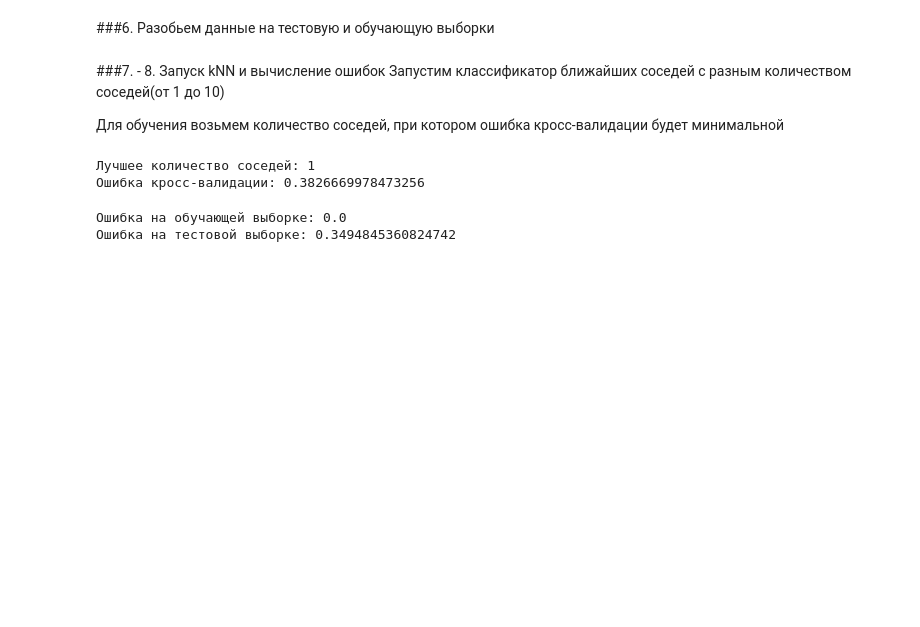
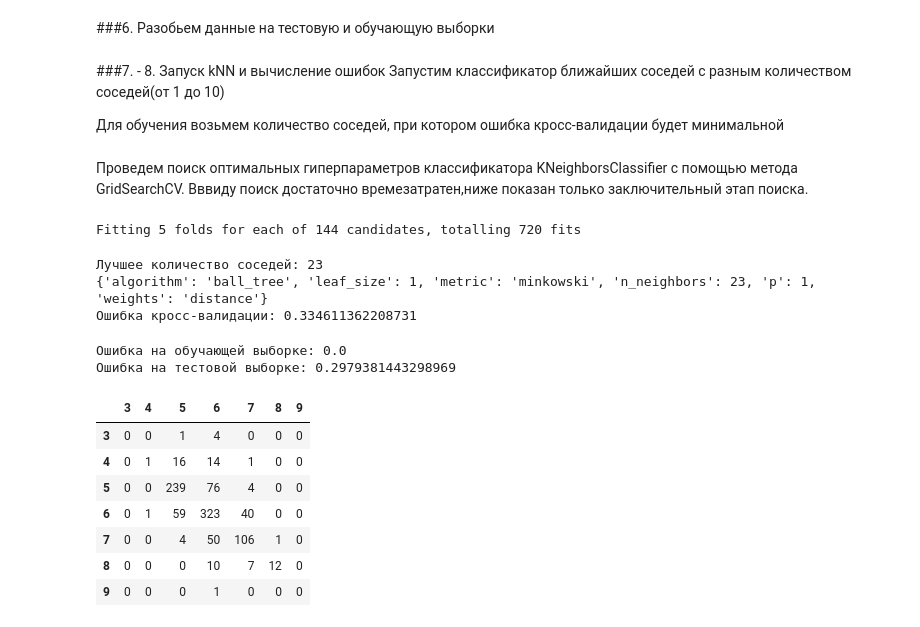
Before and after one commit to Andrei-VGG/WineQuality, a Jupyter notebook: 1.0-avb-WineQuality_clf.ipynb, the cells around one changed output. Cells and saved outputs as stored; diff of their text form; code cells hidden in the pictures; blank space fills up the shorter version.

```diff
--- a/1.0-avb-WineQuality_clf.ipynb
+++ b/1.0-avb-WineQuality_clf.ipynb
@@ -237,22 +294,49 @@ XWONan_train, XWONan_test, yWONan_train, yWONan_test = train_test_split(XWONan,
 Запустим классификатор ближайших соседей с разным количеством соседей(от 1 до 10)
 
 Для обучения возьмем количество соседей, при котором ошибка кросс-валидации будет минимальной
+# %% [markdown]
+Проведем поиск оптимальных гиперпараметров классификатора KNeighborsClassifier с помощью метода GridSearchCV. Вввиду поиск достаточно времезатратен,ниже показан только заключительный этап поиска.
+# %%
+# определение сетки поиска оптимальных параметров
+# алгоритм 'brute' исключен из поиска, поскольку он не учитывает 'leaf_size'
+param_grid = {
+    'algorithm': ('ball_tree', 'kd_tree'),
+    'n_neighbors': (22,23, 1),
+    'leaf_size': (1,2,1),
+    'p': (1,2),
+    'weights': ('uniform', 'distance'),
+    'metric': ('minkowski', 'chebyshev'),}
 # %%
-nnb = [1, 2, 3, 4, 5, 6, 7, 8, 9, 10]
+# проведем поиск
 knn = KNeighborsClassifier()
-grid = GridSearchCV(knn, param_grid = {'n_neighbors': nnb}, cv=10)
+grid = GridSearchCV(estimator = knn,
+                    param_grid = param_grid ,
+                    scoring = 'accuracy',
+                    n_jobs = -1,
+                    cv=5, verbose=1)
 grid.fit(XWONan_train, yWONan_train)
 
 best_cv_err = 1 - grid.best_score_
 best_n_neighbors = grid.best_estimator_.n_neighbors
 
 print("Лучшее количество соседей:", best_n_neighbors)
+print(grid.best_params_ )
 print("Ошибка кросс-валидации:", best_cv_err)
 # %% [output]
-Лучшее количество соседей: 1
-Ошибка кросс-валидации: 0.3826669978473256
+Fitting 5 folds for each of 144 candidates, totalling 720 fits
+Лучшее количество соседей: 23
+{'algorithm': 'ball_tree', 'leaf_size': 1, 'metric': 'minkowski', 'n_neighbors': 23, 'p': 1, 'weights': 'distance'}
+Ошибка кросс-валидации: 0.334611362208731
 # %%
-knn = KNeighborsClassifier(n_neighbors = best_n_neighbors).fit(XWONan_train, yWONan_train)
+# GridSearchCV выдал оптимальное количество соседей=23, которое дает
+#  Ошибку на тестовой выборке: 0.2979381443298969
+knn = KNeighborsClassifier(algorithm='ball_tree', leaf_size=1, metric='minkowski', n_neighbors=23,
+                           p=1, weights='distance').fit(XWONan_train, yWONan_train)
+
+# Оказалось также, что с алгоритмом 'brute' можно достичь
+# идентичной ошибки на тестовой выборке: 0.2979381443298969
+#knn = KNeighborsClassifier(n_neighbors =  23, algorithm = 'brute', leaf_size = 30, p = 1,
+#                           weights = "distance").fit(XWONan_train, yWONan_train)
 
 err_train = np.mean(yWONan_train != knn.predict(XWONan_train))
 err_test  = np.mean(yWONan_test != knn.predict(XWONan_test))
@@ -261,4 +345,17 @@ print("Ошибка на обучающей выборке:", err_train)
 print("Ошибка на тестовой выборке:", err_test)
 # %% [output]
 Ошибка на обучающей выборке: 0.0
-Ошибка на тестовой выборке: 0.3494845360824742
+Ошибка на тестовой выборке: 0.2979381443298969
+# %%
+# посмотрим, как распределились ошибки в различных классах
+pd.DataFrame(confusion_matrix(yWONan_test, knn.predict(XWONan_test)), index = ['3', '4', '5', '6', '7', '8', '9'],
+             columns = ['3', '4', '5', '6', '7', '8', '9'])
+# %% [output]
+|  | 3 | 4 | 5 | 6 | 7 | 8 | 9 |
+| 3 | 0 | 0 | 1 | 4 | 0 | 0 | 0 |
+| 4 | 0 | 1 | 16 | 14 | 1 | 0 | 0 |
+| 5 | 0 | 0 | 239 | 76 | 4 | 0 | 0 |
+| 6 | 0 | 1 | 59 | 323 | 40 | 0 | 0 |
+| 7 | 0 | 0 | 4 | 50 | 106 | 1 | 0 |
+| 8 | 0 | 0 | 0 | 10 | 7 | 12 | 0 |
+| 9 | 0 | 0 | 0 | 1 | 0 | 0 | 0 |
```
Also changed, not shown: parts of 29 cells of this notebook, 7 other files.
